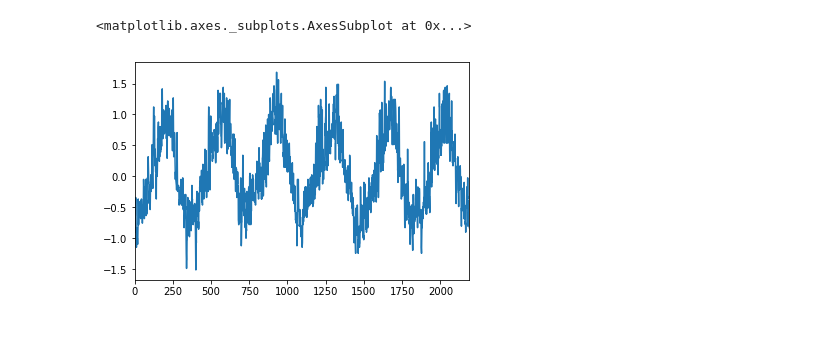
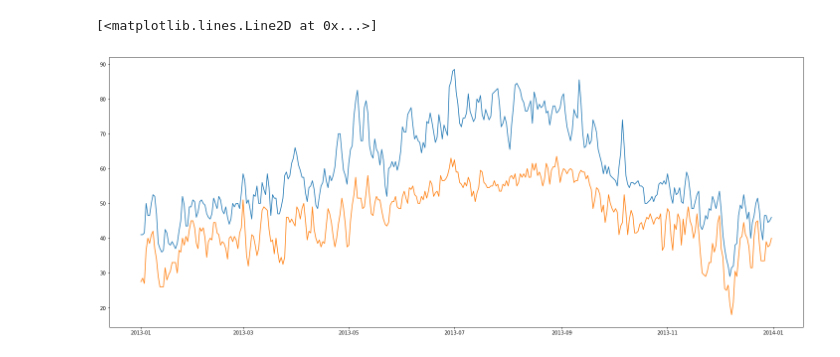
Before and after one commit to szigelle/20190828_load-sim, a Jupyter notebook: Untitled.ipynb, the cells around one changed output. Drawn from its saved outputs; the diff is of its cells as text; code cells hidden in the pictures.

```diff
--- a/Untitled.ipynb
+++ b/Untitled.ipynb
@@ -66 +7,12 @@ d.head()
+# %%
+data.tail()
+pd.to_datetime(data["plan_date"])
+data.set_index(data["plan_date"], inplace = True)
+# %%
+plt.figure(figsize=(25, 10))
+plt.plot(data['HIGH_AVG'].loc[data.index.year == 2013])
+plt.plot(data['LOW_AVG'].loc[data.index.year == 2013])
+# %% [output]
+[<matplotlib.lines.Line2D at 0x...>]
+[figure, added]
 # %%
@@ -71,6 +19,0 @@ data.to_csv("tacoma.csv")
-# %%
-import seaborn as sns
-data['HIGH_AVG'].plot()
-# %% [output]
-<matplotlib.axes._subplots.AxesSubplot at 0x...>
-[figure, removed]
```
Also changed, not shown: parts of 17 cells of this notebook, 4 other files.
